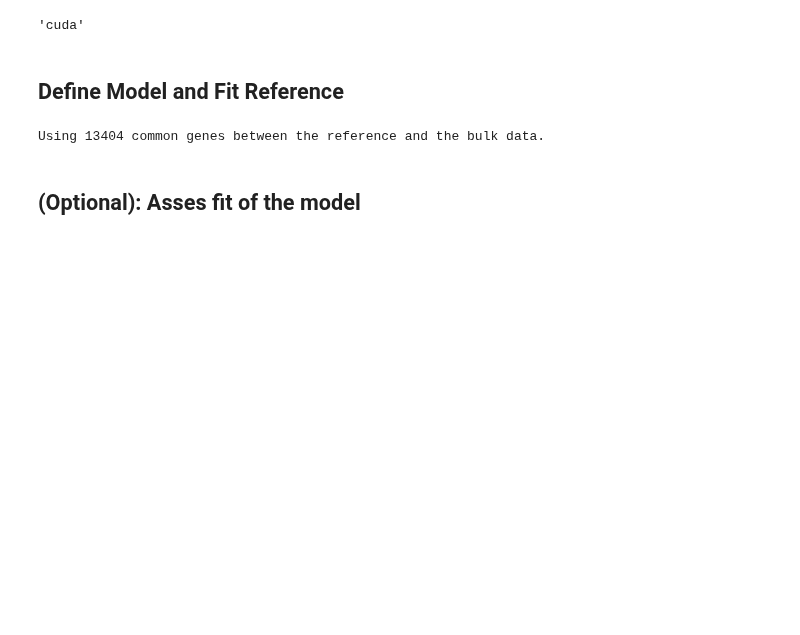
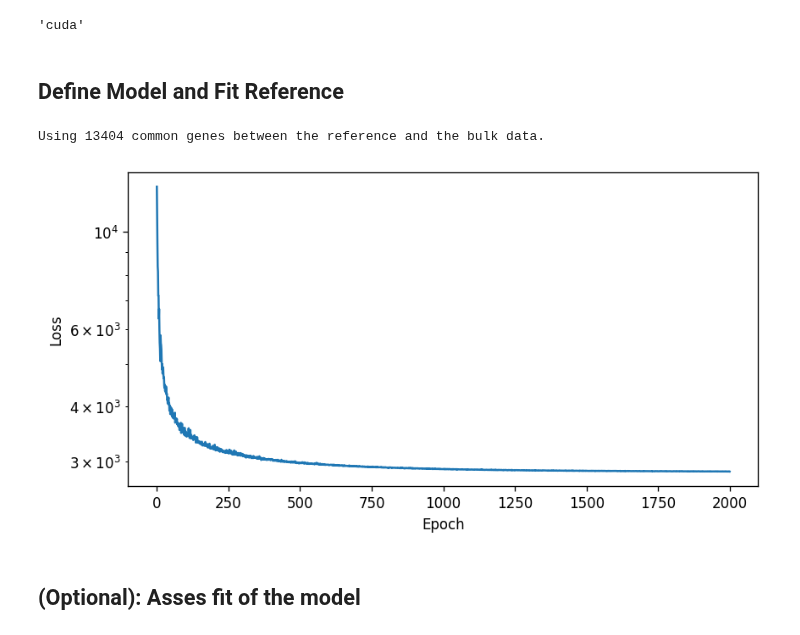
Before and after one commit to lutrarutra/deconv, a Jupyter notebook: examples/pbmc.ipynb, the cells around one changed output. Cells and saved outputs as stored; diff of their text form; code cells hidden in the pictures; blank space fills up the shorter version.

```diff
--- a/examples/pbmc.ipynb
+++ b/examples/pbmc.ipynb
@@ -79,6 +73,10 @@ decon = dv.DeconV(
 Using 13404 common genes between the reference and the bulk data.
 # %%
 decon.fit_reference(num_epochs=2000, lr=0.1, lrd=0.999)
+# %%
+decon.plot_reference_losses()
+# %% [output]
+[figure, added]
 # %% [markdown]
 ## (Optional): Asses fit of the model
 # %%
```
Also changed, not shown: parts of 16 cells of this notebook, 39 other files.
